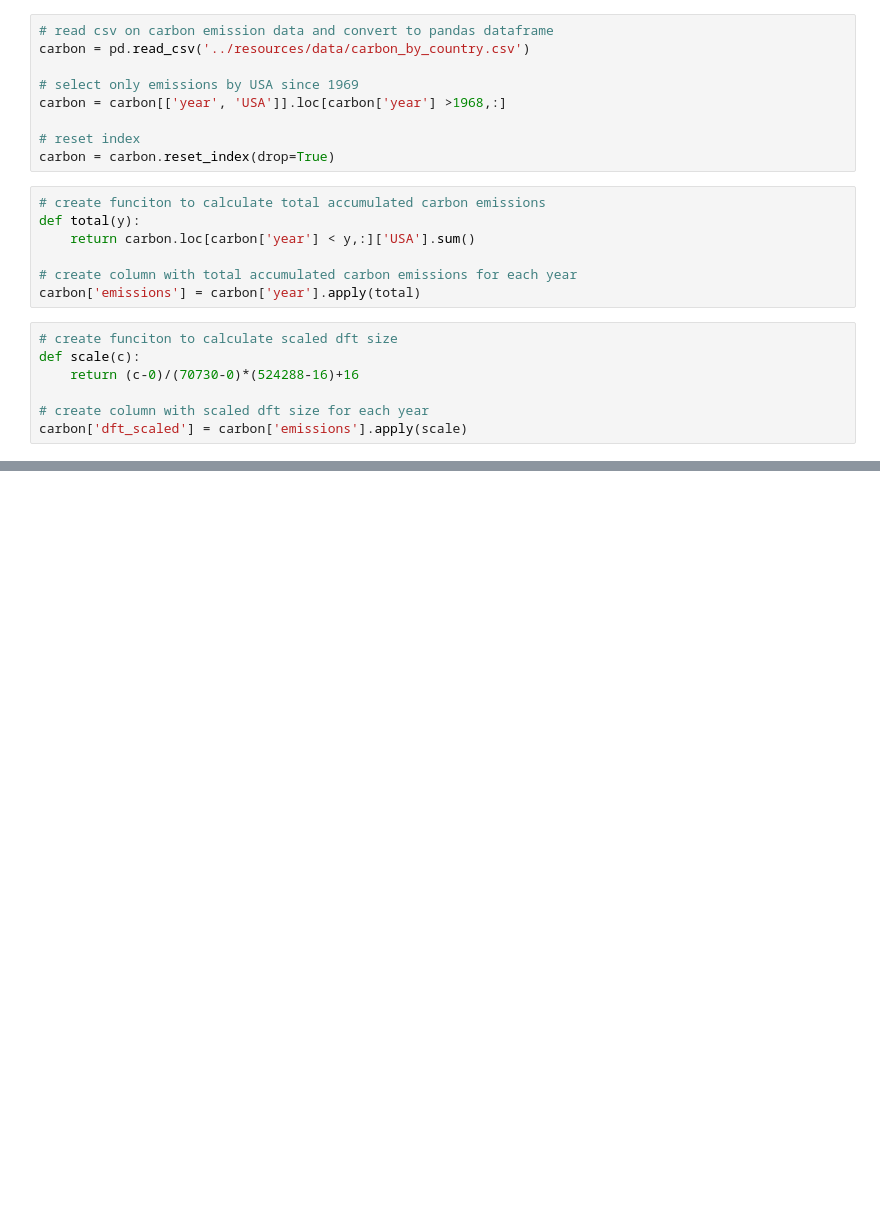
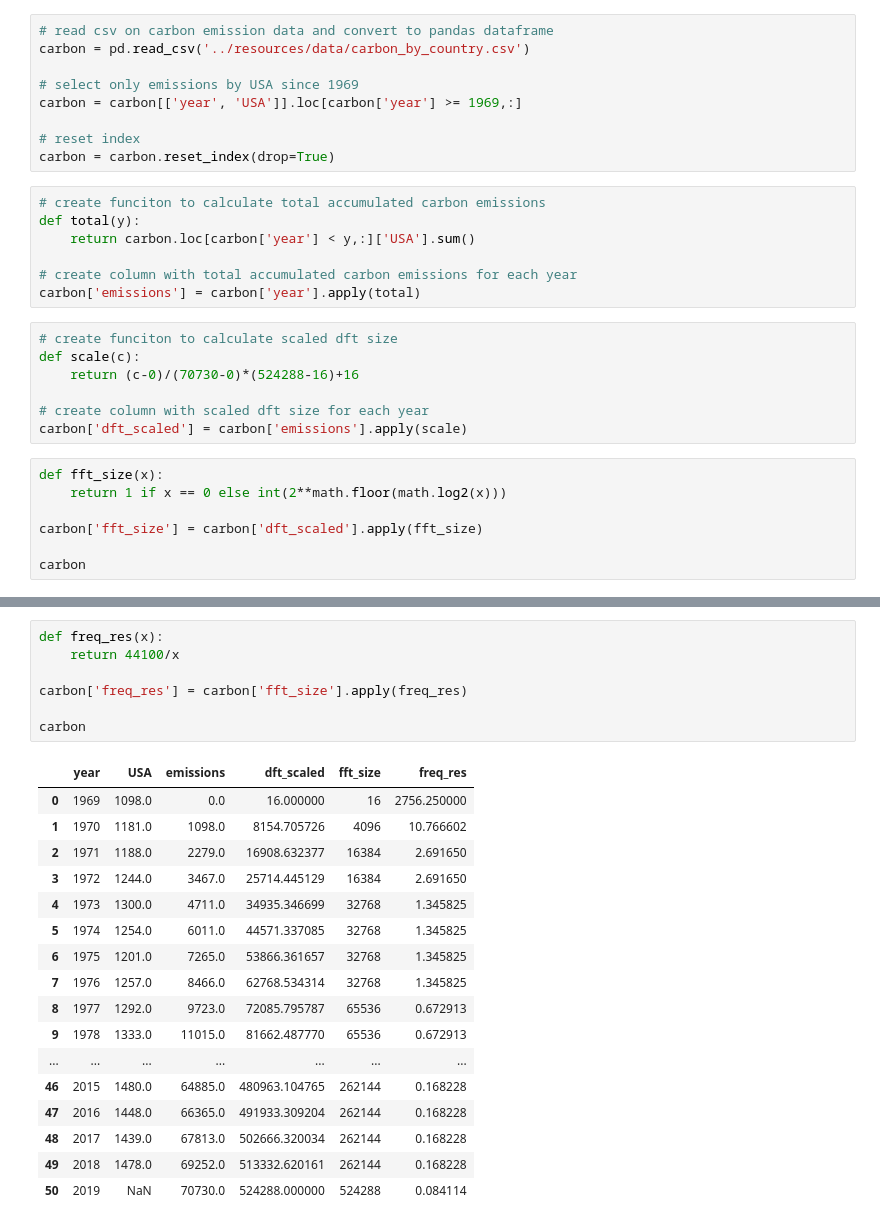
Before and after one commit to IIVIIIII/ASCC, a Jupyter notebook: notebook/assc.ipynb, the cells around one changed output, grey strips where cells are left out. Cells and saved outputs as stored; diff of their text form; blank space fills up the shorter version.

```diff
--- a/notebook/assc.ipynb
+++ b/notebook/assc.ipynb
@@ -6,7 +7,7 @@ import pandas as pd
 carbon = pd.read_csv('../resources/data/carbon_by_country.csv')
 
 # select only emissions by USA since 1969
-carbon = carbon[['year', 'USA']].loc[carbon['year'] >1968,:]
+carbon = carbon[['year', 'USA']].loc[carbon['year'] >= 1969,:]
 
 # reset index
 carbon = carbon.reset_index(drop=True)
@@ -24,3 +25,10 @@ def scale(c):
 
 # create column with scaled dft size for each year
 carbon['dft_scaled'] = carbon['emissions'].apply(scale)
+# %%
+def fft_size(x):
+    return 1 if x == 0 else int(2**math.floor(math.log2(x)))
+
+carbon['fft_size'] = carbon['dft_scaled'].apply(fft_size)
+
+carbon
@@ -27,2 +53,27 @@ carbon['dft_scaled'] = carbon['emissions'].apply(scale)
+# %%
+def freq_res(x):
+    return 44100/x
+
+carbon['freq_res'] = carbon['fft_size'].apply(freq_res)
+
+carbon
+# %% [output]
+|  | year | USA | emissions | dft_scaled | fft_size | freq_res |
+| 0 | 1969 | 1098.0 | 0.0 | 16.000000 | 16 | 2756.250000 |
+| 1 | 1970 | 1181.0 | 1098.0 | 8154.705726 | 4096 | 10.766602 |
+| 2 | 1971 | 1188.0 | 2279.0 | 16908.632377 | 16384 | 2.691650 |
+| 3 | 1972 | 1244.0 | 3467.0 | 25714.445129 | 16384 | 2.691650 |
+| 4 | 1973 | 1300.0 | 4711.0 | 34935.346699 | 32768 | 1.345825 |
+| 5 | 1974 | 1254.0 | 6011.0 | 44571.337085 | 32768 | 1.345825 |
+| 6 | 1975 | 1201.0 | 7265.0 | 53866.361657 | 32768 | 1.345825 |
+| 7 | 1976 | 1257.0 | 8466.0 | 62768.534314 | 32768 | 1.345825 |
+| 8 | 1977 | 1292.0 | 9723.0 | 72085.795787 | 65536 | 0.672913 |
+| 9 | 1978 | 1333.0 | 11015.0 | 81662.487770 | 65536 | 0.672913 |
+| ... | ... | ... | ... | ... | ... | ... |
+| 46 | 2015 | 1480.0 | 64885.0 | 480963.104765 | 262144 | 0.168228 |
+| 47 | 2016 | 1448.0 | 66365.0 | 491933.309204 | 262144 | 0.168228 |
+| 48 | 2017 | 1439.0 | 67813.0 | 502666.320034 | 262144 | 0.168228 |
+| 49 | 2018 | 1478.0 | 69252.0 | 513332.620161 | 262144 | 0.168228 |
+| 50 | 2019 | NaN | 70730.0 | 524288.000000 | 524288 | 0.084114 |
 # %%
 # create lists to hold fft sizes and corresponding file name
```
Also changed, not shown: parts of 13 cells of this notebook.
